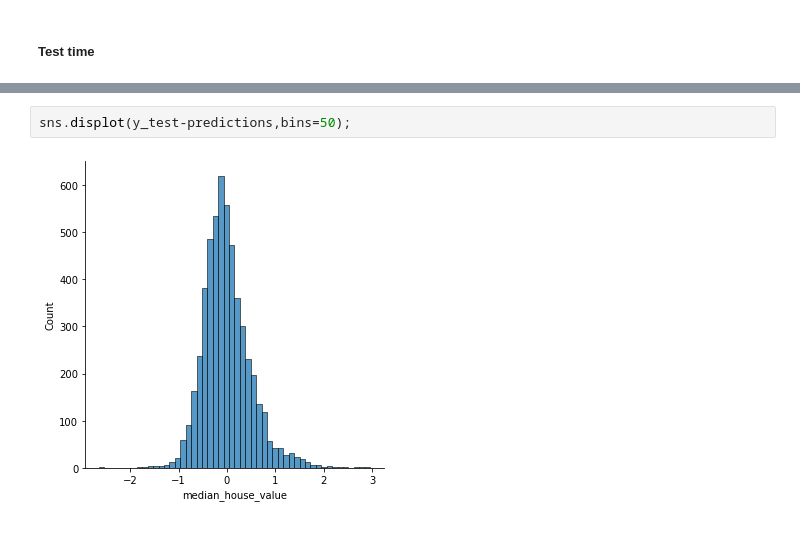
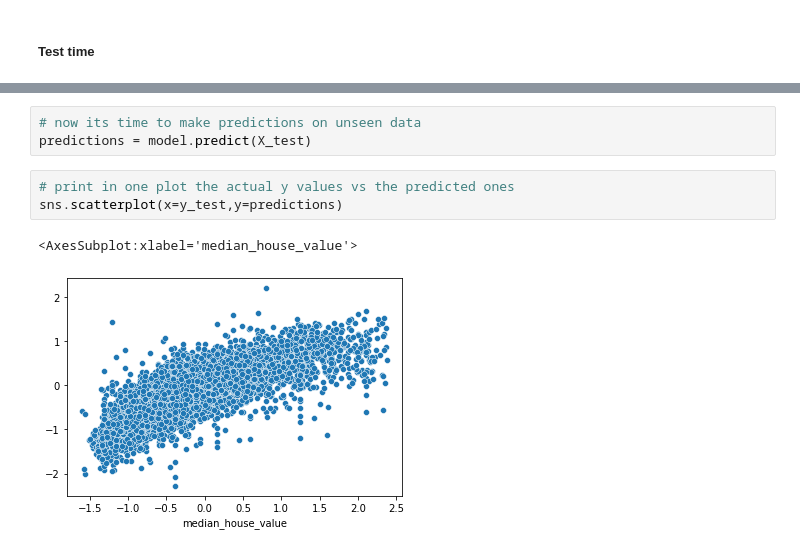
Before and after one commit to GeorgeMC2610/Pattern-Recognition, a Jupyter notebook: Pattern_Recognition.ipynb, the cells around one changed output, grey strips where cells are left out. Cells and saved outputs as stored; diff of their text form.

```diff
--- a/Pattern_Recognition.ipynb
+++ b/Pattern_Recognition.ipynb
@@ -334,4 +328,9 @@ sns.regplot(x=y_test,y=predictions)
-# %%
-sns.displot(y_test-predictions,bins=50);
-# %% [output]
-[figure, removed]
+# %%
+# now its time to make predictions on unseen data
+predictions = model.predict(X_test)
+# %%
+# print in one plot the actual y values vs the predicted ones
+sns.scatterplot(x=y_test,y=predictions)
+# %% [output]
+<AxesSubplot:xlabel='median_house_value'>
+[figure, added]
```
Also changed, not shown: parts of 14 cells of this notebook.
